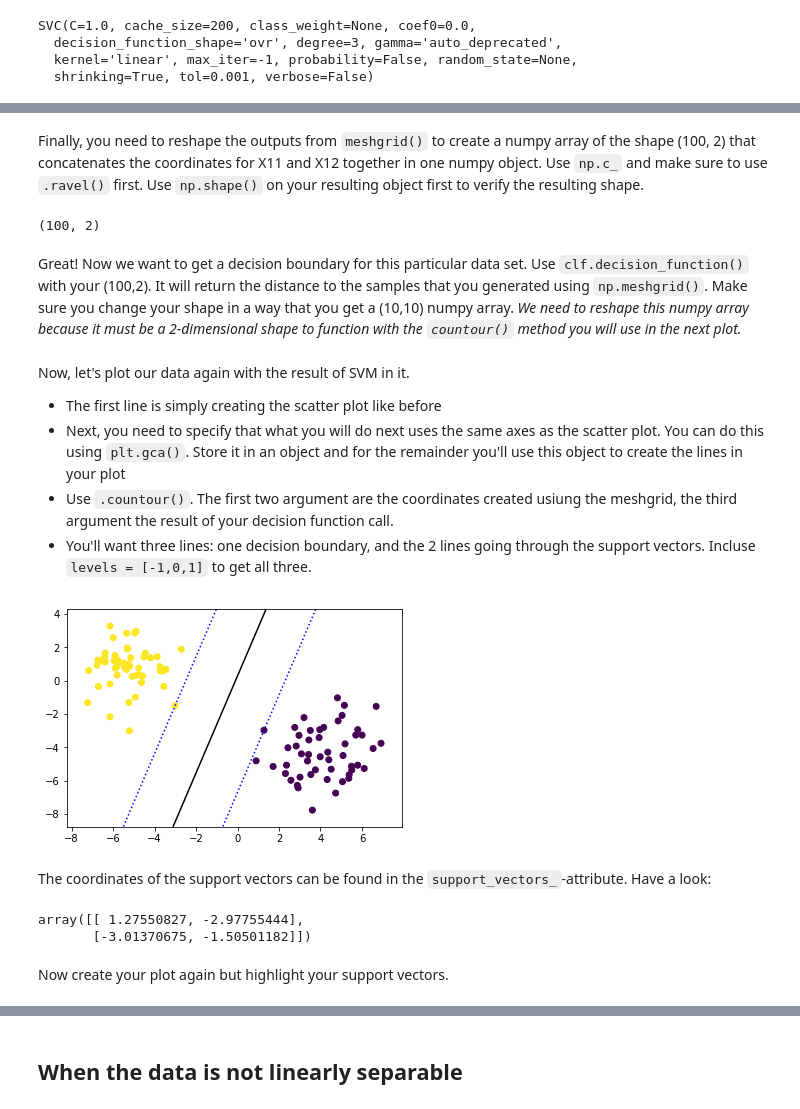
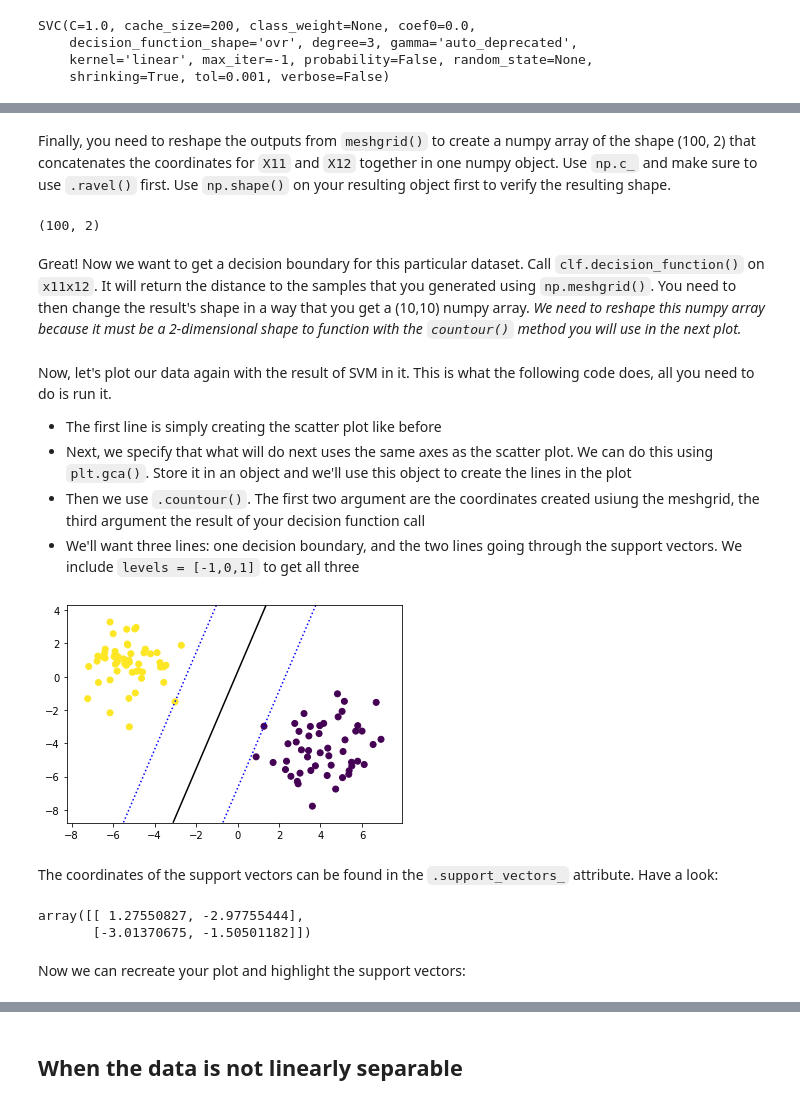
Before and after one commit to learn-co-curriculum/dsc-building-an-svm-using-scikit-learn-lab, a Jupyter notebook: index.ipynb, the cells around one changed output, grey strips where cells are left out. Cells and saved outputs as stored; diff of their text form; code cells hidden in the pictures.

```diff
--- a/index.ipynb
+++ b/index.ipynb
@@ -67,9 +70,9 @@ Now it's time to fit a simple linear support vector machine on this data. The pr
 
 > Note: Typically you should scale data when fitting an SVM model. This is because if some variables have a larger scale than others, they will dominate variables that are on a smaller scale. To read more about this, check out page 3 of [this paper](https://www.csie.ntu.edu.tw/~cjlin/papers/guide/guide.pdf). Because these variables are all on a similar scale, we will not apply standardization. However, when performing SVM on a real-world dataset, you should ALWAYS scale the data before fitting a model.
 # %%
-from sklearn import svm
+from sklearn.svm import SVC
 
-clf = svm.SVC(kernel='linear')
+clf = SVC(kernel='linear')
 clf.fit(X_1, y_1)
 # %% [output]
 SVC(C=1.0, cache_size=200, class_weight=None, coef0=0.0,
@@ -101,7 +107,7 @@ Now, you'll create an entire grid of points by combining these two arrays using
 # %%
 X12_C, X11_C = np.meshgrid(x12_coord, x11_coord)
 # %% [markdown]
-Finally, you need to reshape the outputs from `meshgrid()` to create a numpy array of the shape (100, 2) that concatenates the coordinates for X11 and X12 together in one numpy object. Use `np.c_` and make sure to use `.ravel()` first. Use `np.shape()` on your resulting object first to verify the resulting shape.
+Finally, you need to reshape the outputs from `meshgrid()` to create a numpy array of the shape (100, 2) that concatenates the coordinates for `X11` and `X12` together in one numpy object. Use `np.c_` and make sure to use `.ravel()` first. Use `np.shape()` on your resulting object first to verify the resulting shape.
 # %%
 x11x12 = np.c_[X11_C.ravel(), X12_C.ravel()]
 
@@ -109,30 +115,32 @@ np.shape(x11x12)
 # %% [output]
 (100, 2)
 # %% [markdown]
-Great! Now we want to get a decision boundary for this particular data set. Use `clf.decision_function()` with your (100,2). It will return the distance to the samples that you generated using `np.meshgrid()`. Make sure you change your shape in a way that you get a (10,10) numpy array. *We need to reshape this numpy array because it must be a 2-dimensional shape to function with the `countour()` method you will use in the next plot.*
+Great! Now we want to get a decision boundary for this particular dataset. Call `clf.decision_function()` on `x11x12`. It will return the distance to the samples that you generated using `np.meshgrid()`. You need to then change the result's shape in a way that you get a (10,10) numpy array. *We need to reshape this numpy array because it must be a 2-dimensional shape to function with the `countour()` method you will use in the next plot.*
 # %%
 df1 = clf.decision_function(x11x12)
 df1 = df1.reshape(X12_C.shape)
 # %% [markdown]
-Now, let's plot our data again with the result of SVM in it.
+Now, let's plot our data again with the result of SVM in it. This is what the following code does, all you need to do is run it.
+
 - The first line is simply creating the scatter plot like before
-- Next, you need to specify that what you will do next uses the same axes as the scatter plot. You can do this using `plt.gca()`. Store it in an object and for the remainder you'll use this object to create the lines in your plot
-- Use `.countour()`. The first two argument are the coordinates created usiung the meshgrid, the third argument the result of your decision function call.
-- You'll want three lines: one decision boundary, and the 2 lines going through the support vectors. Incluse `levels = [-1,0,1]` to get all three.
+- Next, we specify that what will do next uses the same axes as the scatter plot. We can do this using `plt.gca()`. Store it in an object and we'll use this object to create the lines in the plot
+- Then we use `.countour()`. The first two argument are the coordinates created usiung the meshgrid, the third argument the result of your decision function call
+- We'll want three lines: one decision boundary, and the two lines going through the support vectors. We include `levels = [-1,0,1]` to get all three
 # %%
-plt.scatter(X_11, X_12, c = y_1)
+plt.scatter(X_11, X_12, c=y_1)
 axes = plt.gca()
-axes.contour(X11_C, X12_C, df1, colors=["blue","black","blue"], levels= [-1, 0, 1], linestyles=[':', '-', ':'])
+axes.contour(X11_C, X12_C, df1, colors=['blue', 'black', 'blue'],
+             levels=[-1, 0, 1], linestyles=[':', '-', ':'])
 plt.show()
 # %% [output]
-[figure, old version]
+[figure, new version]
 # %% [markdown]
-The coordinates of the support vectors can be found in the `support_vectors_`-attribute. Have a look:
+The coordinates of the support vectors can be found in the `.support_vectors_` attribute. Have a look:
 # %%
 clf.support_vectors_
 # %% [output]
 array([[ 1.27550827, -2.97755444],
        [-3.01370675, -1.50501182]])
 # %% [markdown]
-Now create your plot again but highlight your support vectors.
+Now we can recreate your plot and highlight the support vectors:
 # %%
```
Also changed, not shown: parts of 38 cells of this notebook, 27 other files.
